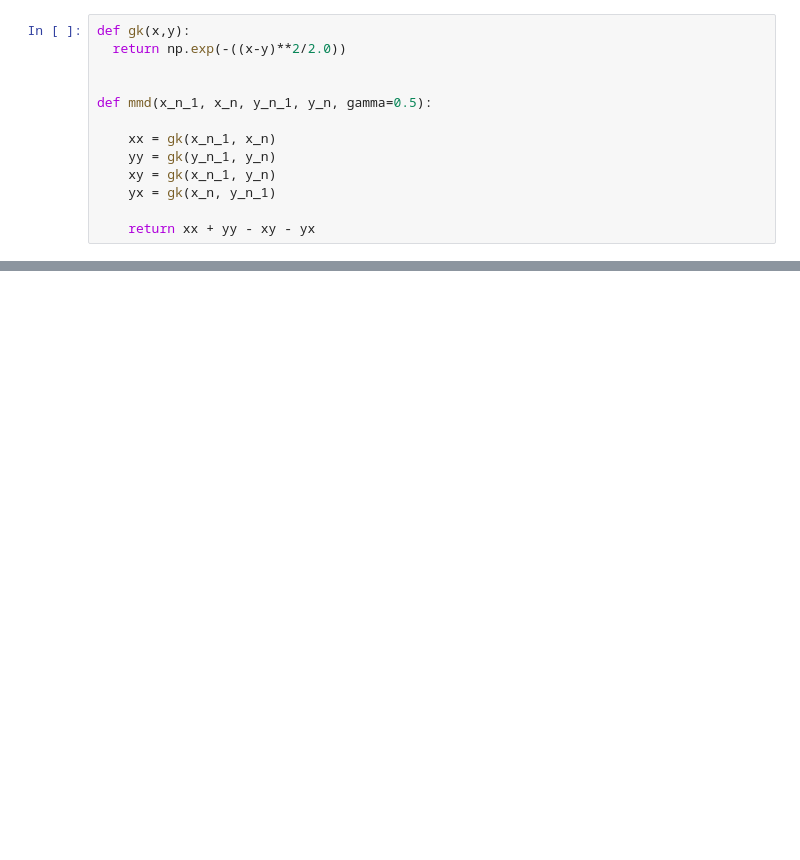
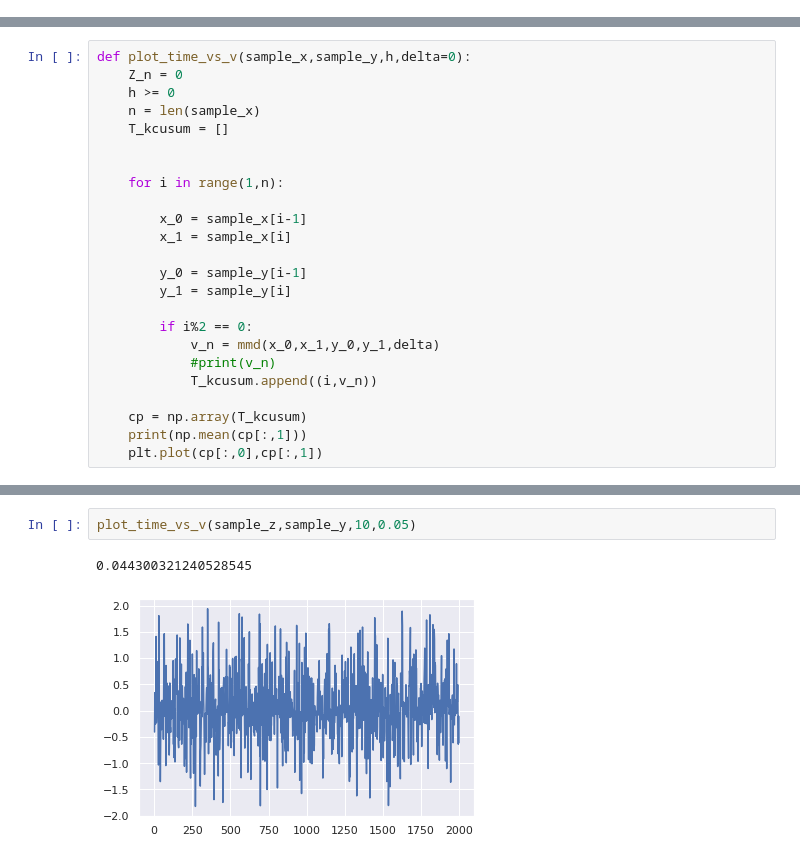
Before and after one commit to CODARcode/MDTrAnal, a Jupyter notebook: notebook/KCUSUM.ipynb, the cells around one changed output, grey strips where cells are left out. Saved outputs shown, nothing was run; the diff lists cells and outputs as text; blank space fills up the shorter version.

```diff
--- a/notebook/KCUSUM.ipynb
+++ b/notebook/KCUSUM.ipynb
@@ -24,16 +61,3 @@ array([ 0.52577767,  2.24196253,  1.06518638, ..., -0.89064688,
-# %%
-def gk(x,y):
-  return np.exp(-((x-y)**2/2.0))
-
-
-def mmd(x_n_1, x_n, y_n_1, y_n, gamma=0.5):
-
-    xx = gk(x_n_1, x_n)
-    yy = gk(y_n_1, y_n)
-    xy = gk(x_n_1, y_n)
-    yx = gk(x_n, y_n_1)
-
-    return xx + yy - xy - yx
 # %%
 plt.plot(np.arange(0,2000),sample_x)
 plt.plot(np.arange(0,2000),sample_y)
@@ -44,0 +96,24 @@ data = mmd(sample_x_0,sample_x_1,sample_y_0,sample_y_1)
+# %%
+def plot_time_vs_v(sample_x,sample_y,h,delta=0):
+    Z_n = 0
+    h >= 0
+    n = len(sample_x)
+    T_kcusum = []
+
+
+    for i in range(1,n):
+
+        x_0 = sample_x[i-1]
+        x_1 = sample_x[i]
+
+        y_0 = sample_y[i-1]
+        y_1 = sample_y[i]
+
+        if i%2 == 0:
+            v_n = mmd(x_0,x_1,y_0,y_1,delta)
+            #print(v_n)
+            T_kcusum.append((i,v_n))
+
+    cp = np.array(T_kcusum)
+    print(np.mean(cp[:,1]))
+    plt.plot(cp[:,0],cp[:,1])
@@ -44,0 +124,5 @@ data = mmd(sample_x_0,sample_x_1,sample_y_0,sample_y_1)
+# %%
+plot_time_vs_v(sample_z,sample_y,10,0.05)
+# %% [output]
+0.044300321240528545
+[figure, added]
```
Also changed, not shown: parts of 24 cells of this notebook.
